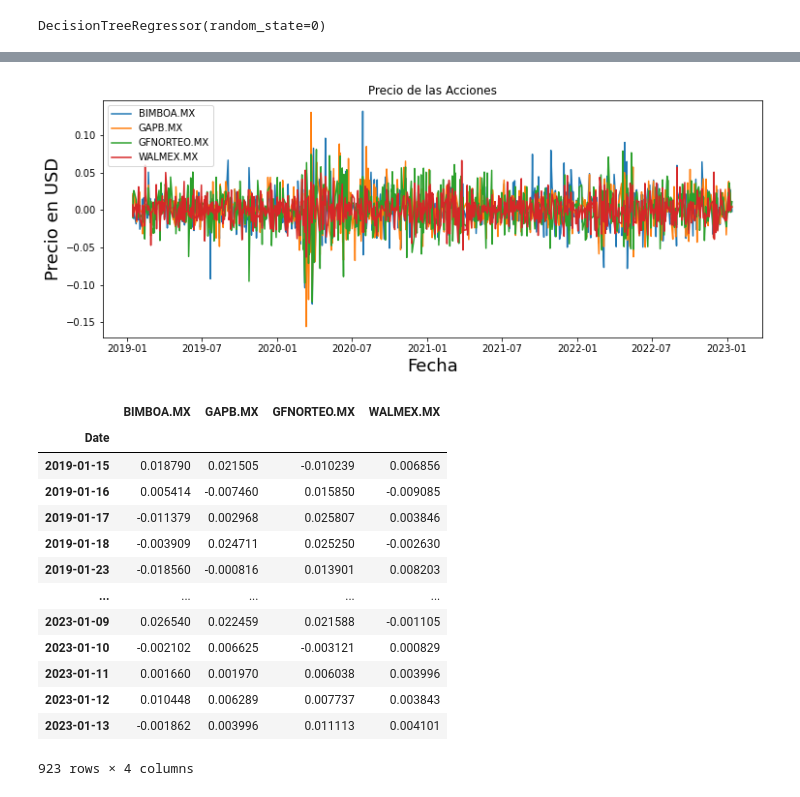
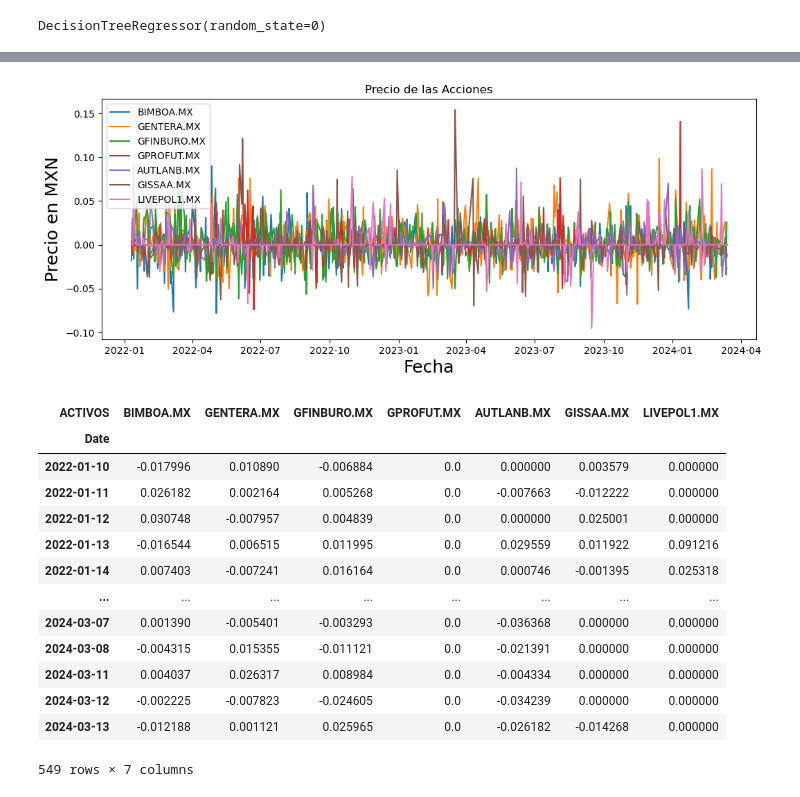
Before and after one commit to LeoPierson31/Leonel, a Jupyter notebook: Arbol y activos2.ipynb, the cells around one changed output, grey strips where cells are left out. Saved outputs shown, nothing was run; the diff lists cells and outputs as text; code cells hidden in the pictures.

```diff
--- a/Arbol y activos2.ipynb
+++ b/Arbol y activos2.ipynb
@@ -46,0 +44,10 @@ retornos
+# %%
+plt.figure(figsize=(12.2,4.5))
+for i in retornos.columns.values:
+    plt.plot( retornos[i],  label=i)
+plt.title('Rendimiento de posibles activos')
+plt.xlabel('Fecha',fontsize=18)
+plt.ylabel('Precio en MXN',fontsize=18)
+plt.legend(retornos.columns.values, loc='upper left')
+plt.savefig('plotprecios.png', dpi=300, bbox_inches='tight')
+plt.show()
@@ -65,0 +75,10 @@ acumulado
+# %%
+plt.figure(figsize=(12.2,4.5))
+for i in retornos.columns.values:
+    plt.plot( retornos[i],  label=i)
+plt.title('Rendimiento de posibles activos')
+plt.xlabel('Fecha',fontsize=18)
+plt.ylabel('Precio en MXN',fontsize=18)
+plt.legend(retornos.columns.values, loc='upper left')
+plt.savefig('plotprecios.png', dpi=300, bbox_inches='tight')
+plt.show()
@@ -424,5 +415,5 @@ DF1.loc[Filt]
 # %%
-df_activos=retornos[['GAPB.MX','GFNORTEO.MX','WALMEX.MX']]
+df_activos=retornos[['BIMBOA.MX','GENTERA.MX','GFINBURO.MX','GPROFUT.MX','AUTLANB.MX','GISSAA.MX','LIVEPOL1.MX']]
 df_activos
 df_benchmark1 =  retornos[['^MXX']]
 # %%
@@ -522,33 +574,33 @@ Dinero sobrante: $6845.18
 # %%
 plt.figure(figsize=(12.2,4.5))
 for i in df_activos.columns.values:
     plt.plot( df_activos[i],  label=i)
 plt.title('Precio de las Acciones')
 plt.xlabel('Fecha',fontsize=18)
-plt.ylabel('Precio en USD',fontsize=18)
+plt.ylabel('Precio en MXN',fontsize=18)
 plt.legend(df_activos.columns.values, loc='upper left')
 plt.savefig('plotprecios.png', dpi=300, bbox_inches='tight')
 plt.show()
 # %% [output]
-[figure, old version]
+[figure, new version]
 # %%
 df = np.log(df_activos).diff()
 df = df_activos.dropna()
 df
 # %% [output]
-|  | BIMBOA.MX | GAPB.MX | GFNORTEO.MX | WALMEX.MX |
-| Date |  |  |  |  |
-| 2019-01-15 | 0.018790 | 0.021505 | -0.010239 | 0.006856 |
-| 2019-01-16 | 0.005414 | -0.007460 | 0.015850 | -0.009085 |
-| 2019-01-17 | -0.011379 | 0.002968 | 0.025807 | 0.003846 |
-| 2019-01-18 | -0.003909 | 0.024711 | 0.025250 | -0.002630 |
-| 2019-01-23 | -0.018560 | -0.000816 | 0.013901 | 0.008203 |
-| ... | ... | ... | ... | ... |
-| 2023-01-09 | 0.026540 | 0.022459 | 0.021588 | -0.001105 |
-| 2023-01-10 | -0.002102 | 0.006625 | -0.003121 | 0.000829 |
-| 2023-01-11 | 0.001660 | 0.001970 | 0.006038 | 0.003996 |
-| 2023-01-12 | 0.010448 | 0.006289 | 0.007737 | 0.003843 |
-| 2023-01-13 | -0.001862 | 0.003996 | 0.011113 | 0.004101 |
+| ACTIVOS | BIMBOA.MX | GENTERA.MX | GFINBURO.MX | GPROFUT.MX | AUTLANB.MX | GISSAA.MX | LIVEPOL1.MX |
+| Date |  |  |  |  |  |  |  |
+| 2022-01-10 | -0.017996 | 0.010890 | -0.006884 | 0.0 | 0.000000 | 0.003579 | 0.000000 |
+| 2022-01-11 | 0.026182 | 0.002164 | 0.005268 | 0.0 | -0.007663 | -0.012222 | 0.000000 |
+| 2022-01-12 | 0.030748 | -0.007957 | 0.004839 | 0.0 | 0.000000 | 0.025001 | 0.000000 |
+| 2022-01-13 | -0.016544 | 0.006515 | 0.011995 | 0.0 | 0.029559 | 0.011922 | 0.091216 |
+| 2022-01-14 | 0.007403 | -0.007241 | 0.016164 | 0.0 | 0.000746 | -0.001395 | 0.025318 |
+| ... | ... | ... | ... | ... | ... | ... | ... |
+| 2024-03-07 | 0.001390 | -0.005401 | -0.003293 | 0.0 | -0.036368 | 0.000000 | 0.000000 |
+| 2024-03-08 | -0.004315 | 0.015355 | -0.011121 | 0.0 | -0.021391 | 0.000000 | 0.000000 |
+| 2024-03-11 | 0.004037 | 0.026317 | 0.008984 | 0.0 | -0.004334 | 0.000000 | 0.000000 |
+| 2024-03-12 | -0.002225 | -0.007823 | -0.024605 | 0.0 | -0.034239 | 0.000000 | 0.000000 |
+| 2024-03-13 | -0.012188 | 0.001121 | 0.025965 | 0.0 | -0.026182 | -0.014268 | 0.000000 |
-923 rows × 4 columns
+549 rows × 7 columns
 # %%
 plt.figure(figsize=(12.2,4.5))
```
Also changed, not shown: parts of 40 cells of this notebook, 26 other files.
